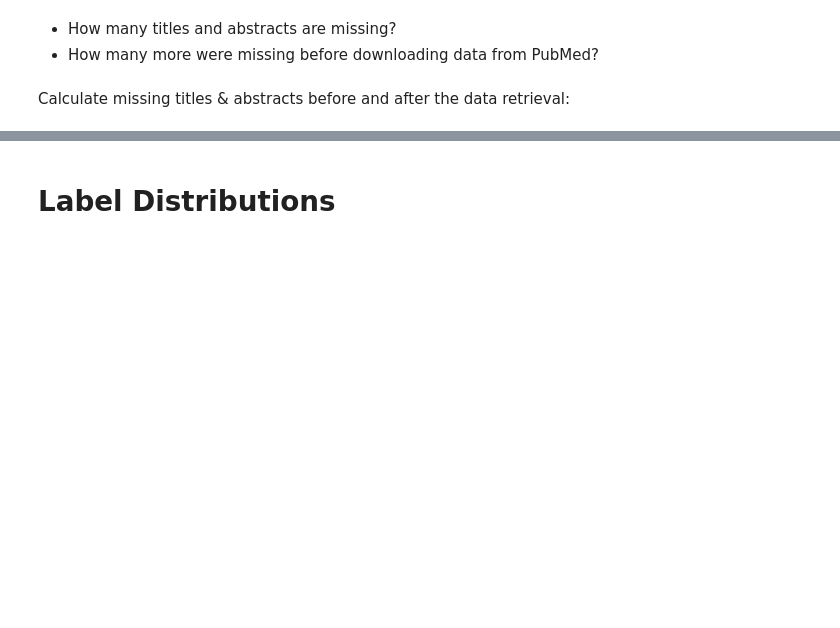
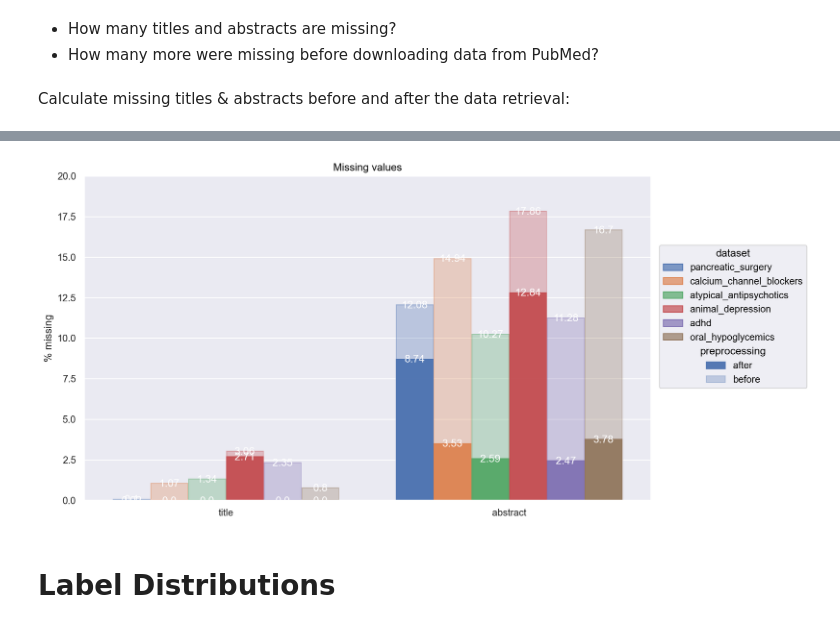
Before and after one commit to MarcoAigner/automated_title_abstract_screening, a Jupyter notebook: chapters/notebooks/3_2_preparation/3_2_2_analysis/3_2_2_analysis.ipynb, the cells around one changed output, grey strips where cells are left out. Saved outputs shown, nothing was run; the diff lists cells and outputs as text; code cells hidden in the pictures; blank space fills up the shorter version.

Commit message:
plot missing values new

```diff
--- a/chapters/notebooks/3_2_preparation/3_2_2_analysis/3_2_2_analysis.ipynb
+++ b/chapters/notebooks/3_2_preparation/3_2_2_analysis/3_2_2_analysis.ipynb
@@ -74,4 +75,0 @@ columns = ['title', 'abstract'] # the columns of interest
-# %%
-df = datasets['adhd'][['title', 'abstract']]
-missing = df.isna().mean()
-missing
@@ -119,0 +76,23 @@ plt.show()
+# %%
+missings_before = pd.DataFrame({
+    'dataset': subject,
+    'title': missing_percentages(df['title']),
+    'abstract': missing_percentages(df['abstract']),
+    'preprocessing': 'before'
+}for subject, df in datasets_before.items())
+# %%
+missings_after = pd.DataFrame({
+    'dataset': subject,
+    'title': missing_percentages(df['title']),
+    'abstract': missing_percentages(df['abstract']),
+    'preprocessing': 'after'
+}for subject, df in datasets.items())
+# %%
+missings = pd.concat([missings_before, missings_after])
+
+missings_long = pd.melt(missings, id_vars=['dataset', 'preprocessing'], value_vars=['title', 'abstract'],
+                        var_name='type', value_name='missing')
+
+missings_long.sort_values(by='preprocessing', ascending=True, inplace=True)
+
+missings_long
@@ -120,2 +117,14 @@ plt.show()
+# %%
+(
+    so.Plot(data=missings_long, x='type', y='missing', color='dataset', alpha='preprocessing', edgealpha='preprocessing', text='missing')
+    .add(so.Bar(), so.Dodge(by=['color']))
+    .add(so.Text(color='w', alpha=1), so.Dodge(by=['color']))
+    .label(x='', y='% missing', title='Missing values', legend='Test')
+    .scale()
+    .layout(size=(10, 6))
+    .limit(y=(0,20))
+)
+# %% [output]
+[figure, added]
 # %% [markdown]
 # Label Distributions
```
Also changed, not shown: parts of 12 cells of this notebook.
